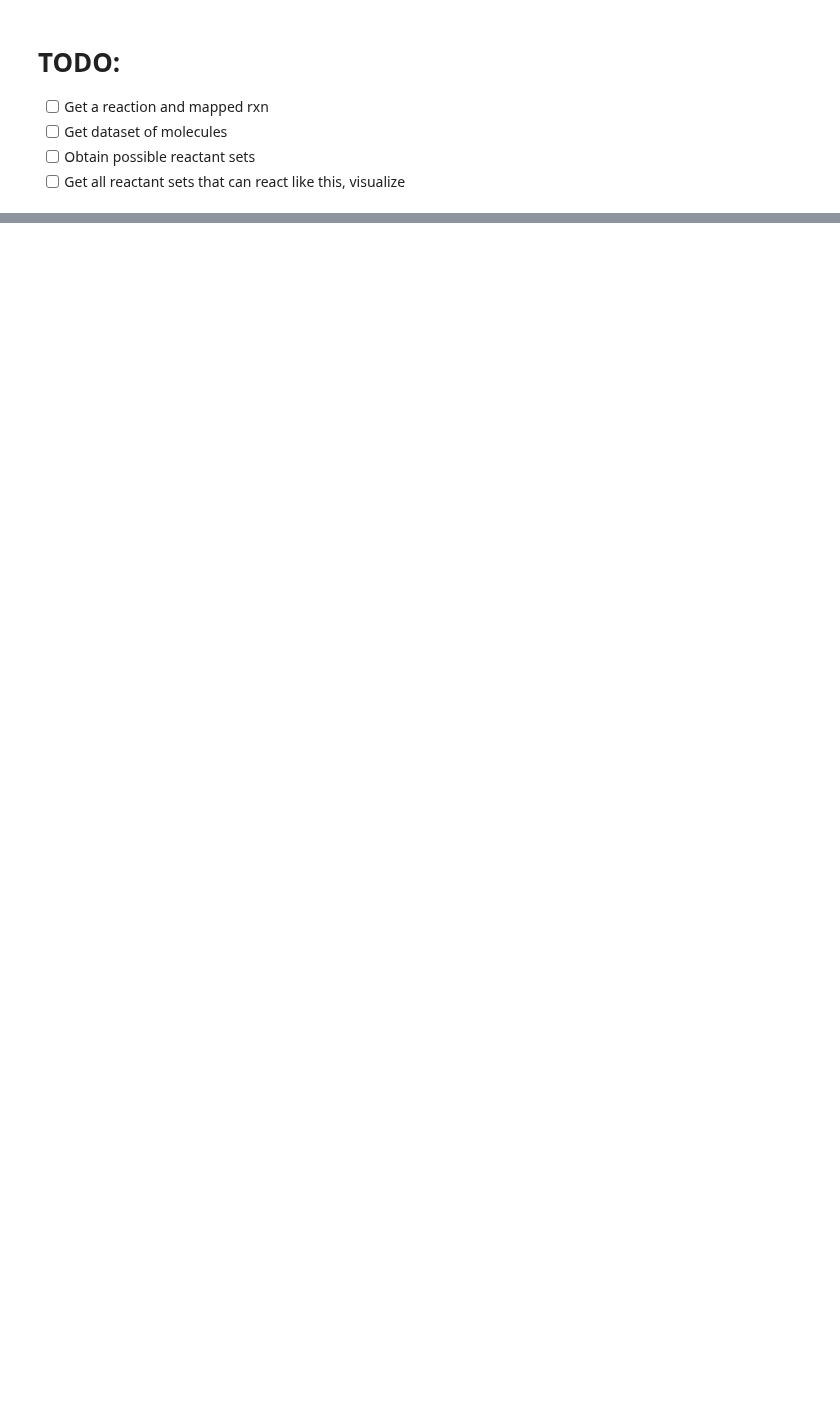
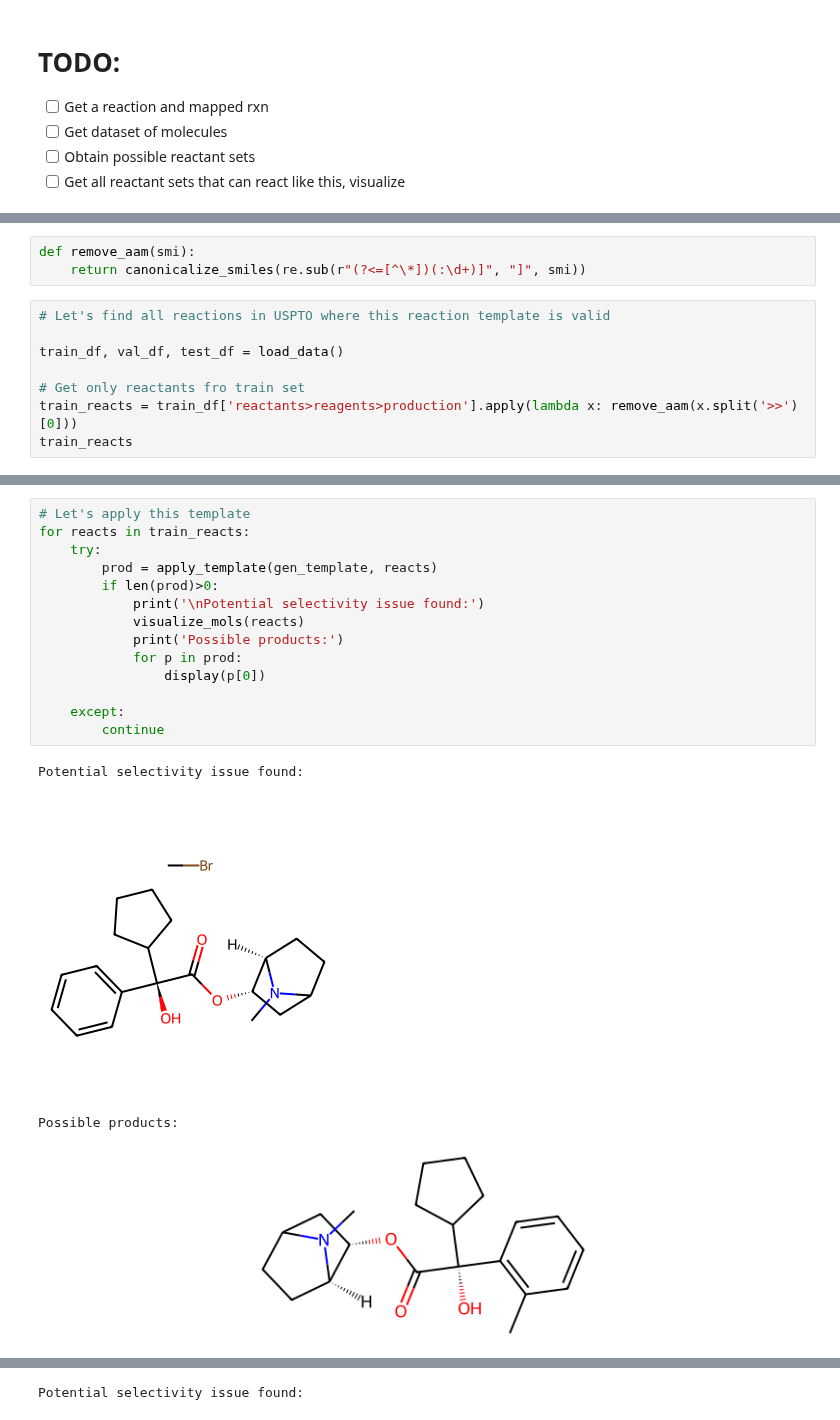
Before and after one commit to schwallergroup/ai4chem_course, a Jupyter notebook: notebooks/09 - Reaction properties/01_atom_mapping.ipynb, the cells around one changed output, grey strips where cells are left out. Drawn from its saved outputs; the diff is of its cells as text; blank space fills up the shorter version.

```diff
--- a/notebooks/09 - Reaction properties/01_atom_mapping.ipynb
+++ b/notebooks/09 - Reaction properties/01_atom_mapping.ipynb
@@ -139,0 +103,11 @@ visualize_mols(pred_reactants[0])
+# %%
+def remove_aam(smi):
+    return canonicalize_smiles(re.sub(r"(?<=[^\*])(:\d+)]", "]", smi))
+# %%
+# Let's find all reactions in USPTO where this reaction template is valid
+
+train_df, val_df, test_df = load_data()
+
+# Get only reactants fro train set
+train_reacts = train_df['reactants>reagents>production'].apply(lambda x: remove_aam(x.split('>>')[0]))
+train_reacts
@@ -139,0 +127,19 @@ visualize_mols(pred_reactants[0])
+# %%
+# Let's apply this template
+for reacts in train_reacts:
+    try:
+        prod = apply_template(gen_template, reacts)
+        if len(prod)>0:
+            print('\nPotential selectivity issue found:')
+            visualize_mols(reacts)
+            print('Possible products:')
+            for p in prod:
+                display(p[0])
+
+    except:
+        continue
+# %% [output]
+Potential selectivity issue found:
+[figure, added]
+Possible products:
+[figure, added]
@@ -139,0 +150 @@ visualize_mols(pred_reactants[0])
+Potential selectivity issue found:
```
Also changed, not shown: parts of 19 cells of this notebook, 2 other files.
